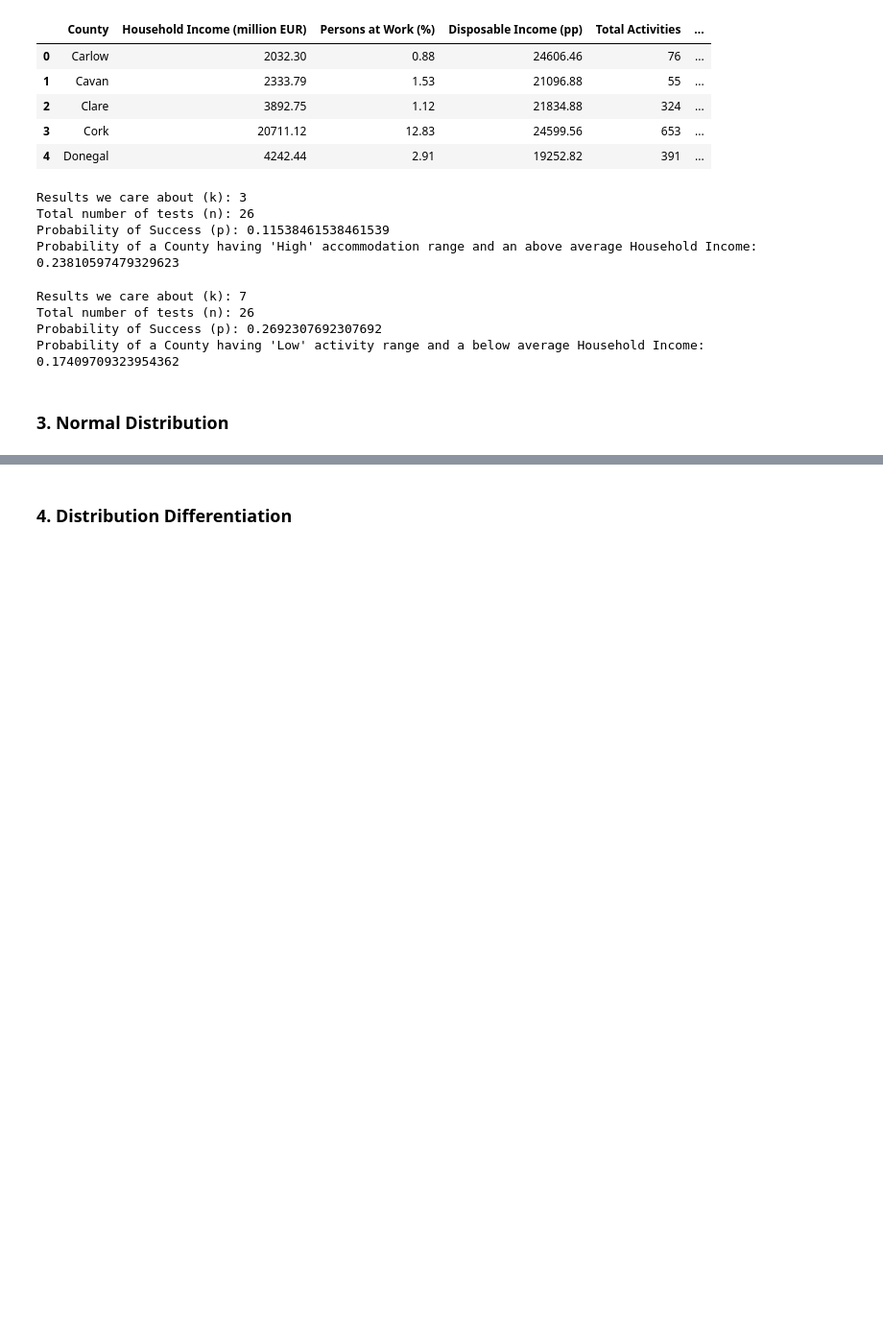
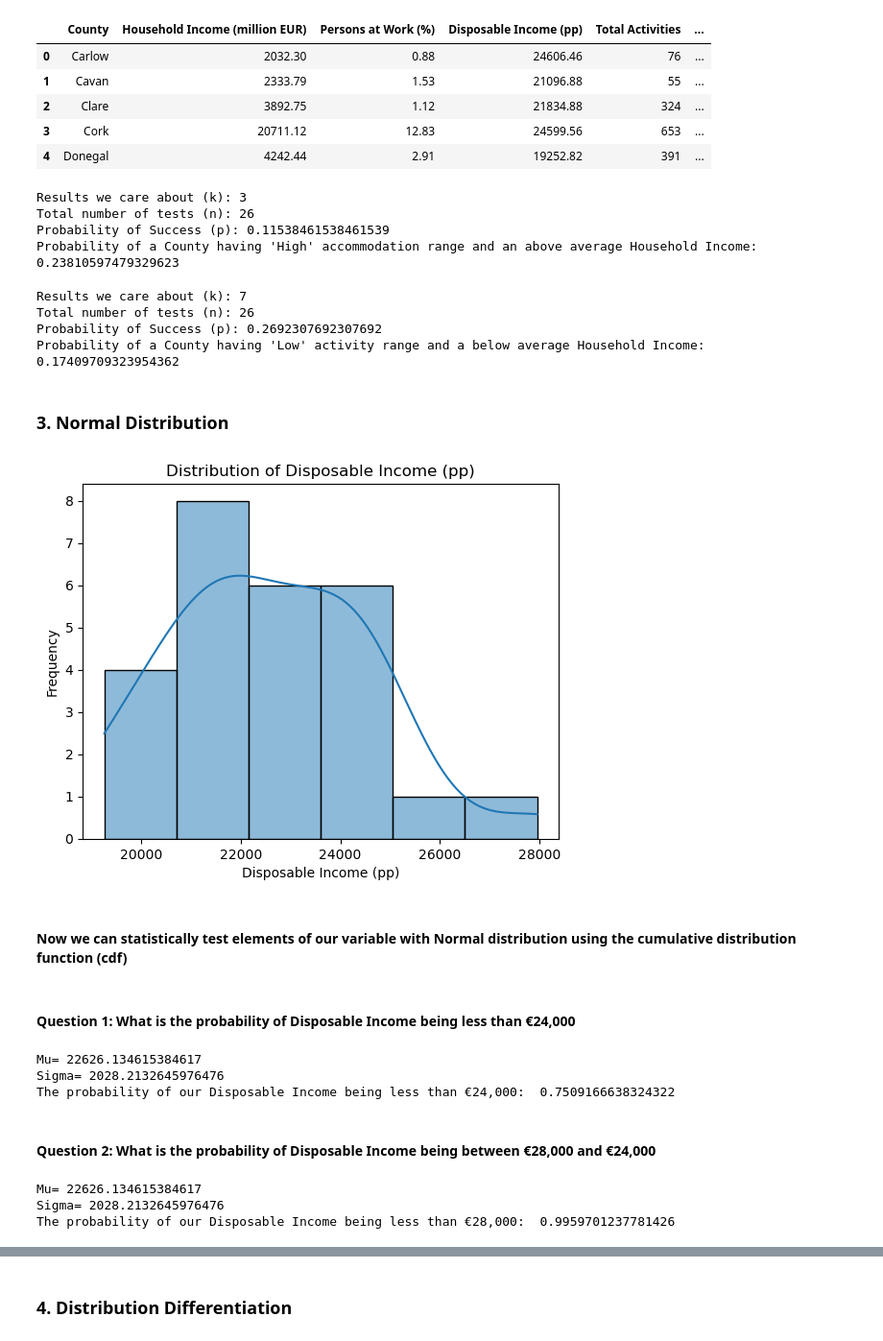
Before and after one commit to sbs22014/CA1_TourismIreland_MscDA, a Jupyter notebook: Data Clean and Merge for Project - 1.ipynb, the cells around one changed output, grey strips where cells are left out. Shown: that part at 96% size. Saved outputs shown, nothing was run; the diff lists cells and outputs as text; code cells hidden in the pictures; blank space fills up the shorter version.

Commit message:
Update report and notebook with third Statistics Question (Normal Distribution)

```diff
--- a/Data Clean and Merge for Project - 1.ipynb
+++ b/Data Clean and Merge for Project - 1.ipynb
@@ -1092,0 +1097,45 @@ Probability of a County having 'Low' activity range and a below average Househol
+# %%
+# Visualize the distribution of our test variable
+
+sns.histplot(df['Disposable Income (pp)'], kde=True)
+plt.title('Distribution of Disposable Income (pp)')
+plt.xlabel('Disposable Income (pp)')
+plt.ylabel('Frequency')
+plt.show()
+# %% [output]
+[figure, added]
+# %% [markdown]
+#### Now we can statistically test elements of our variable with Normal distribution using the cumulative distribution function (cdf)
+# %% [markdown]
+#### Question 1: What is the probability of Disposable Income being less than €24,000
+# %%
+#Question 1: What is the probability of Disposable Income being less than €24,000
+
+mu = df['Disposable Income (pp)'].mean()
+sigma = df['Disposable Income (pp)'].std()
+
+
+print("Mu=",mu)
+print("Sigma=",sigma)
+print ("The probability of our Disposable Income being less than €24,000: ",norm.cdf(24000, mu, sigma))
+# %% [output]
+Mu= 22626.134615384617
+Sigma= 2028.2132645976476
+The probability of our Disposable Income being less than €24,000:  0.7509166638324322
+# %% [markdown]
+#### Question 2: What is the probability of Disposable Income being between €28,000 and €24,000
+# %%
+#Question 2 (part 1): What is the probability of Disposable Income being less than €28,000
+
+
+mu = df['Disposable Income (pp)'].mean()
+sigma = df['Disposable Income (pp)'].std()
+
+
+print("Mu=",mu)
+print("Sigma=",sigma)
+print ("The probability of our Disposable Income being less than €28,000: ",norm.cdf(28000, mu, sigma))
+# %% [output]
+Mu= 22626.134615384617
+Sigma= 2028.2132645976476
+The probability of our Disposable Income being less than €28,000:  0.9959701237781426
```
Also changed, not shown: parts of 3 cells of this notebook, 1 other file.
